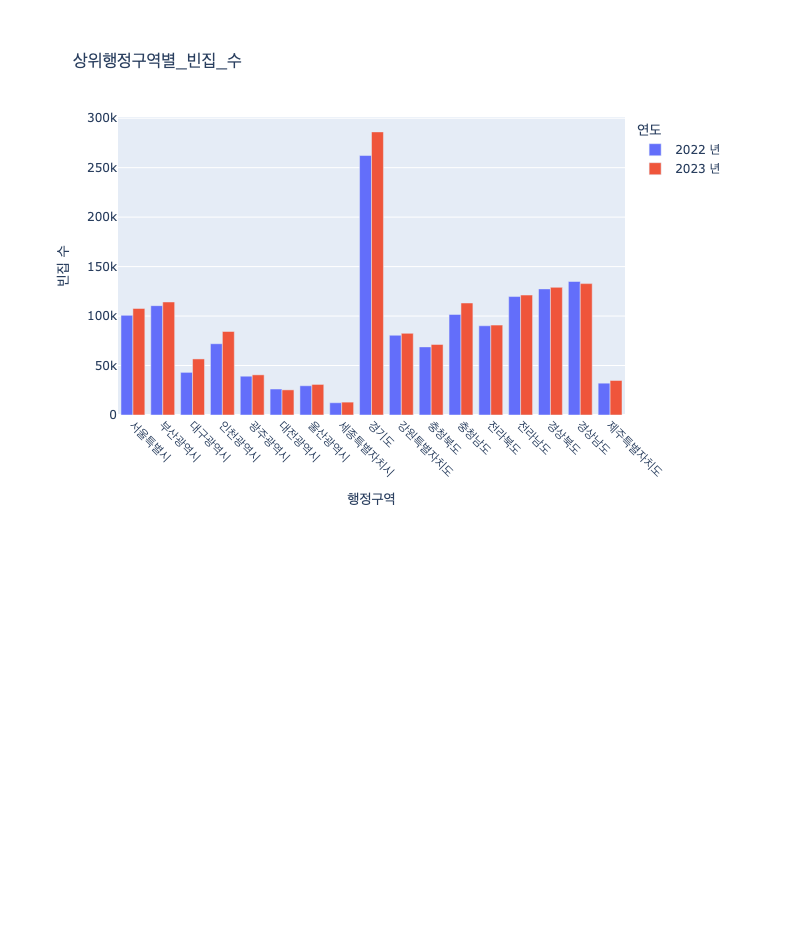
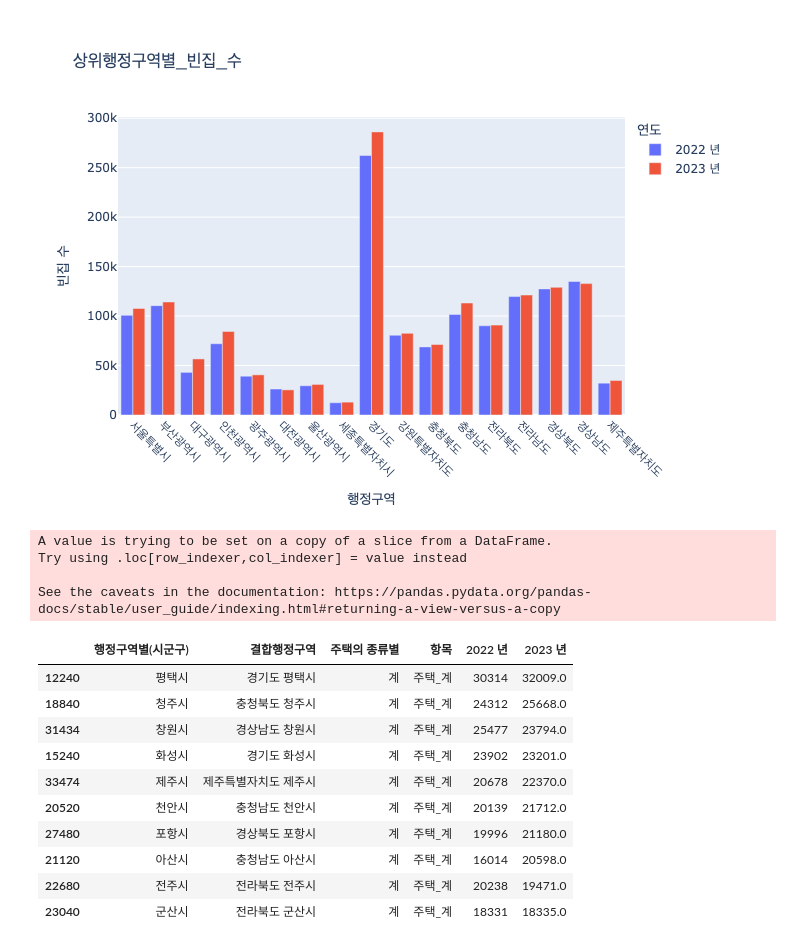
Before and after one commit to iju298/REFrame, a Jupyter notebook: notebooks/data_empty.ipynb, the cells around one changed output. Drawn from its saved outputs; the diff is of its cells as text; code cells hidden in the pictures; blank space fills up the shorter version.

```diff
--- a/notebooks/data_empty.ipynb
+++ b/notebooks/data_empty.ipynb
@@ -64,3 +64,28 @@ fig.show()
 pio.show(fig, renderer="png")
 # %% [output]
 [figure]
+# %%
+# sub_df 하위 행정구역 단위 데이터
+sub_df = df[df['행정구역별(시군구)']!=df['결합행정구역']]
+sub_df['2023 년'] = pd.to_numeric(sub_df['2023 년'], errors='coerce')
+sub_df_sorted = sub_df.sort_values(by='2023 년', ascending=False)
+# %% [output]
+A value is trying to be set on a copy of a slice from a DataFrame.
+Try using .loc[row_indexer,col_indexer] = value instead
+
+See the caveats in the documentation: https://pandas.pydata.org/pandas-docs/stable/user_guide/indexing.html#returning-a-view-versus-a-copy
+# %%
+filter_df = sub_df_sorted[sub_df_sorted['주택의 종류별']=='계'].head(10)
+filter_df
+# %% [output]
+|  | 행정구역별(시군구) | 결합행정구역 | 주택의 종류별 | 항목 | 2022 년 | 2023 년 |
+| 12240 | 평택시 | 경기도 평택시 | 계 | 주택_계 | 30314 | 32009.0 |
+| 18840 | 청주시 | 충청북도 청주시 | 계 | 주택_계 | 24312 | 25668.0 |
+| 31434 | 창원시 | 경상남도 창원시 | 계 | 주택_계 | 25477 | 23794.0 |
+| 15240 | 화성시 | 경기도 화성시 | 계 | 주택_계 | 23902 | 23201.0 |
+| 33474 | 제주시 | 제주특별자치도 제주시 | 계 | 주택_계 | 20678 | 22370.0 |
+| 20520 | 천안시 | 충청남도 천안시 | 계 | 주택_계 | 20139 | 21712.0 |
+| 27480 | 포항시 | 경상북도 포항시 | 계 | 주택_계 | 19996 | 21180.0 |
+| 21120 | 아산시 | 충청남도 아산시 | 계 | 주택_계 | 16014 | 20598.0 |
+| 22680 | 전주시 | 전라북도 전주시 | 계 | 주택_계 | 20238 | 19471.0 |
+| 23040 | 군산시 | 전라북도 군산시 | 계 | 주택_계 | 18331 | 18335.0 |
```
Also changed, not shown: parts of 5 cells of this notebook, 3 other files.
